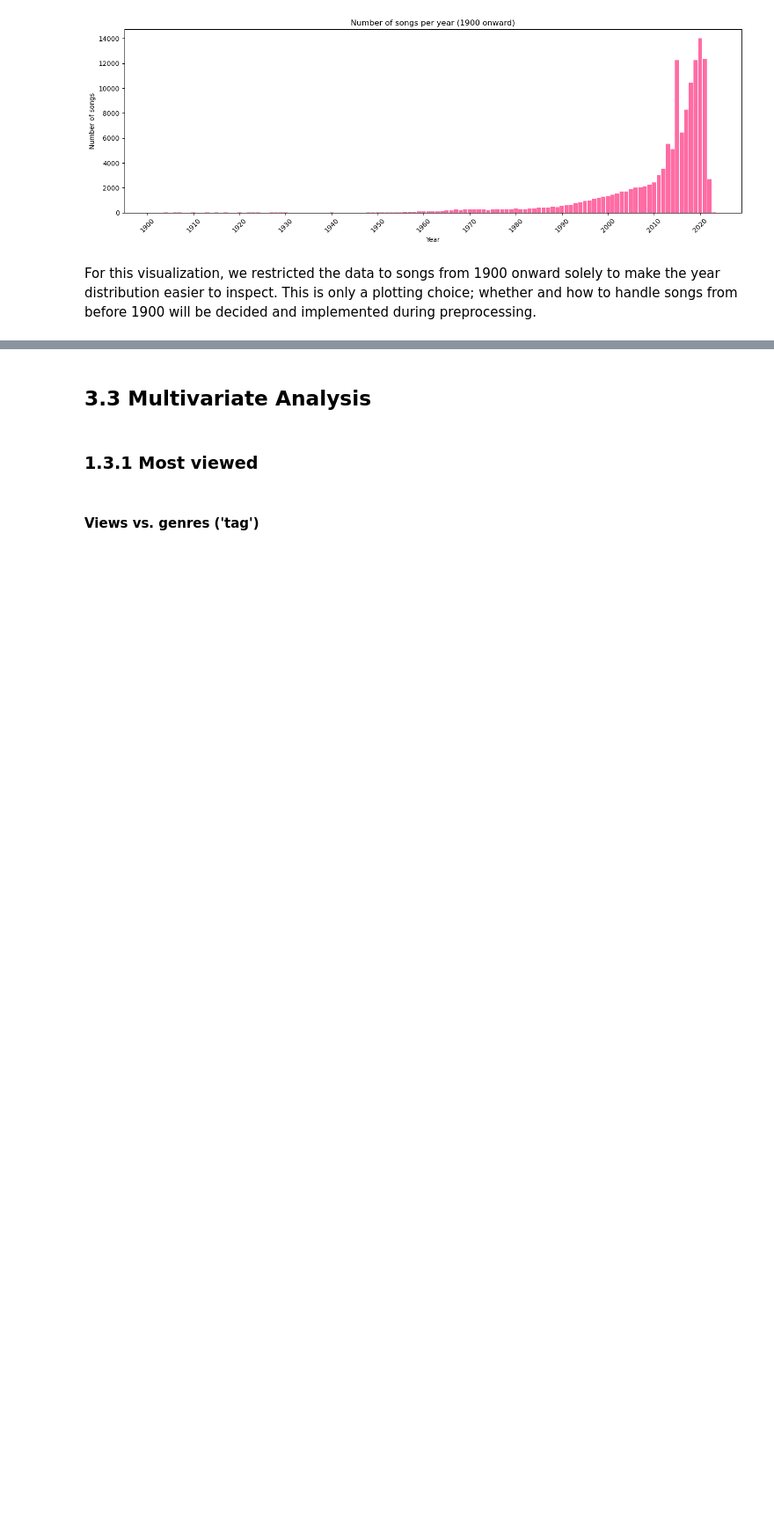
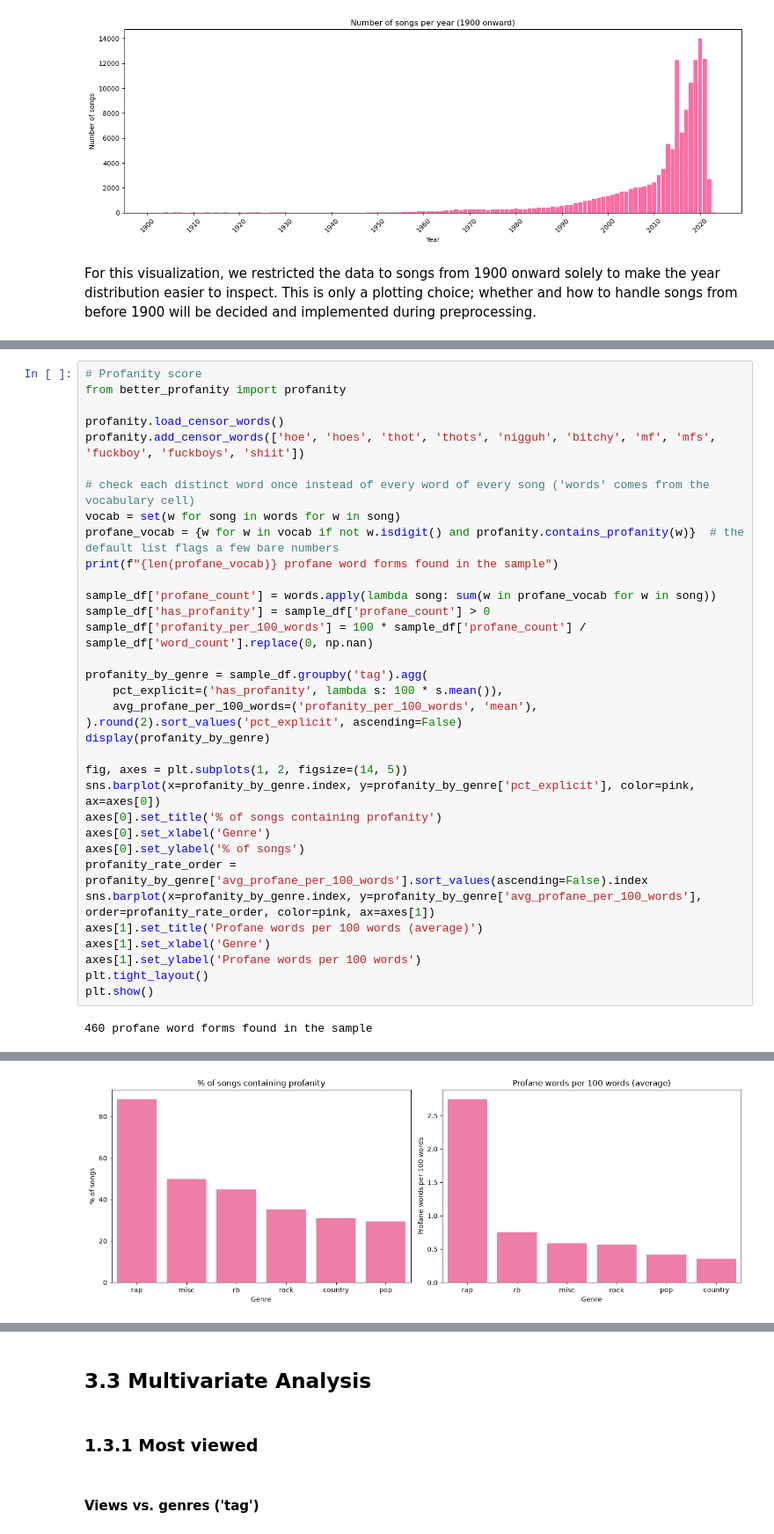
Before and after one commit to jnfpm/Text-Mining-, a Jupyter notebook: EDA.ipynb, the cells around one changed output, grey strips where cells are left out. Shown at 88% size. Drawn from its saved outputs; the diff is of its cells as text; blank space fills up the shorter version.

```diff
--- a/EDA.ipynb
+++ b/EDA.ipynb
@@ -360,0 +490,36 @@ For this visualization, we restricted the data to songs from 1900 onward solely
+# %%
+# Profanity score
+from better_profanity import profanity
+
+profanity.load_censor_words()
+profanity.add_censor_words(['hoe', 'hoes', 'thot', 'thots', 'nigguh', 'bitchy', 'mf', 'mfs', 'fuckboy', 'fuckboys', 'shiit'])
+
+# check each distinct word once instead of every word of every song ('words' comes from the vocabulary cell)
+vocab = set(w for song in words for w in song)
+profane_vocab = {w for w in vocab if not w.isdigit() and profanity.contains_profanity(w)}  # the default list flags a few bare numbers
+print(f"{len(profane_vocab)} profane word forms found in the sample")
+
+sample_df['profane_count'] = words.apply(lambda song: sum(w in profane_vocab for w in song))
+sample_df['has_profanity'] = sample_df['profane_count'] > 0
+sample_df['profanity_per_100_words'] = 100 * sample_df['profane_count'] / sample_df['word_count'].replace(0, np.nan)
+
+profanity_by_genre = sample_df.groupby('tag').agg(
+    pct_explicit=('has_profanity', lambda s: 100 * s.mean()),
+    avg_profane_per_100_words=('profanity_per_100_words', 'mean'),
+).round(2).sort_values('pct_explicit', ascending=False)
+display(profanity_by_genre)
+
+fig, axes = plt.subplots(1, 2, figsize=(14, 5))
+sns.barplot(x=profanity_by_genre.index, y=profanity_by_genre['pct_explicit'], color=pink, ax=axes[0])
+axes[0].set_title('% of songs containing profanity')
+axes[0].set_xlabel('Genre')
+axes[0].set_ylabel('% of songs')
+profanity_rate_order = profanity_by_genre['avg_profane_per_100_words'].sort_values(ascending=False).index
+sns.barplot(x=profanity_by_genre.index, y=profanity_by_genre['avg_profane_per_100_words'], order=profanity_rate_order, color=pink, ax=axes[1])
+axes[1].set_title('Profane words per 100 words (average)')
+axes[1].set_xlabel('Genre')
+axes[1].set_ylabel('Profane words per 100 words')
+plt.tight_layout()
+plt.show()
+# %% [output]
+460 profane word forms found in the sample
@@ -360,0 +534 @@ For this visualization, we restricted the data to songs from 1900 onward solely
+[figure, added]
```
Also changed, not shown: parts of 37 cells of this notebook.
